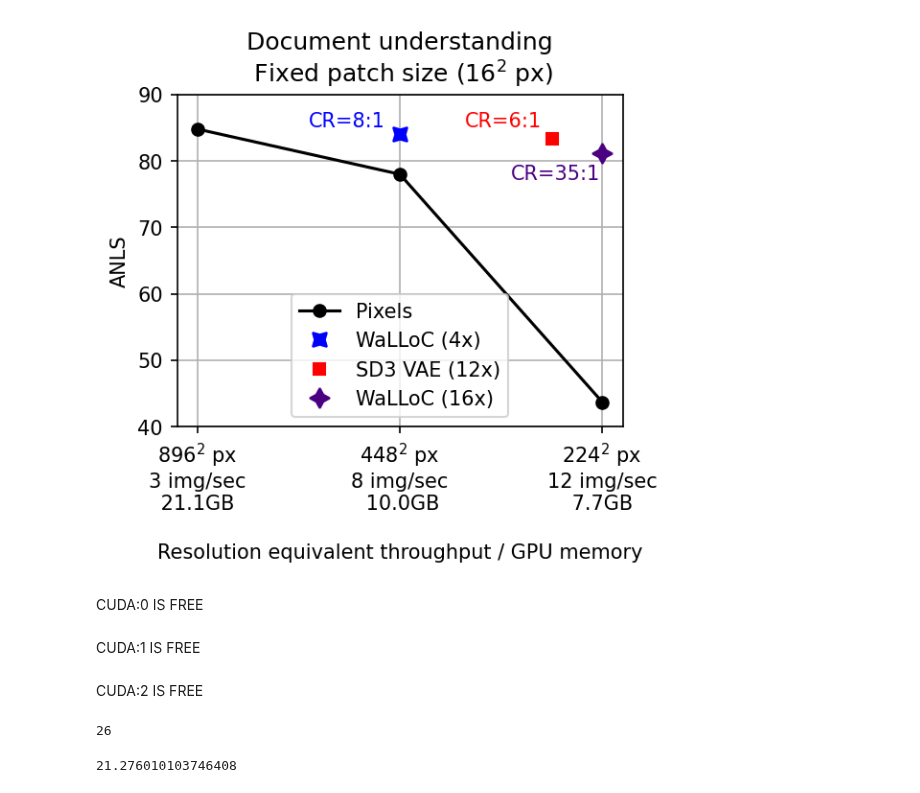
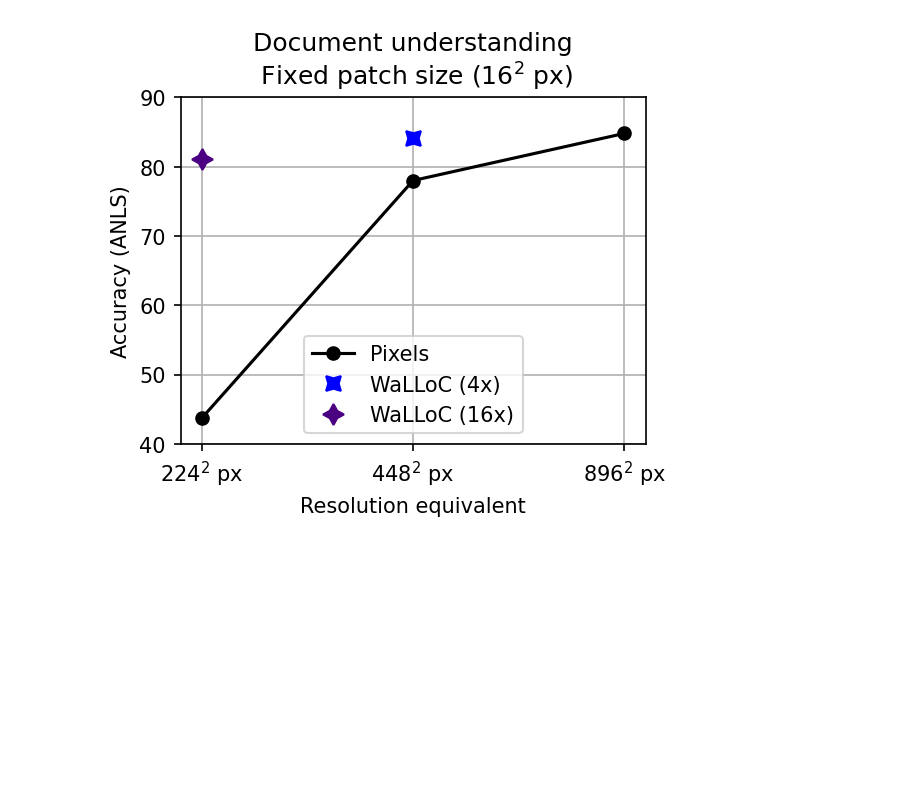
Before and after one commit to danjacobellis/LCCL, a Jupyter notebook: train/results_plot.ipynb, the cells around one changed output. Saved outputs shown, nothing was run; the diff lists cells and outputs as text; code cells hidden in the pictures; blank space fills up the shorter version.

```diff
--- a/train/results_plot.ipynb
+++ b/train/results_plot.ipynb
@@ -64,44 +66,32 @@ ax.legend(loc='lower center')
 # %%
 seq_length = [1, 2, 3]
 pixels_anls = [43.7, 78.0, 84.8]
 walloc_4x_anls = [np.nan, 84.1, np.nan]
 walloc_16x_anls = [81.1, np.nan, np.nan]
 
 fig = plt.figure(figsize=(4, 3), dpi=150)
 plt.plot(seq_length, pixels_anls, marker='o', label='Pixels', color='black')
 ax = plt.gca()
 ax.plot(seq_length, walloc_4x_anls, marker=(4, 1, 45), label='WaLLoC (4x)', color='blue', markersize=10, linestyle='none')
-ax.plot(1.25, 83.386, marker=(4, 0, 45), label='SD3 VAE (12x)', color='red', markersize=8, linestyle='none')
+# ax.plot(1.25, 83.386, marker=(4, 0, 45), label='SD3 VAE (12x)', color='red', markersize=8, linestyle='none')
 ax.plot(seq_length, walloc_16x_anls, marker=(4, 1, 0), label='WaLLoC (16x)', color='indigo', markersize=10, linestyle='none')
 ax.legend(loc='lower center')
 
-ax.text(2.45, 86, 'CR=8:1', color='blue', va='center')
-ax.text(1.45, 78, 'CR=35:1', color='indigo', va='center')
-ax.text(1.68, 86, 'CR=6:1', color='red', va='center')
+# ax.text(2.45, 86, 'CR=8:1', color='blue', va='center')
+# ax.text(1.45, 78, 'CR=35:1', color='indigo', va='center')
+# ax.text(1.68, 86, 'CR=6:1', color='red', va='center')
 
 ax.set_title('Document understanding\n Fixed patch size ($16^2$ px)')
-ax.set_xlabel('\nResolution equivalent throughput / GPU memory')
-ax.set_ylabel('ANLS')
+# ax.set_xlabel('\nResolution equivalent throughput / GPU memory')
+ax.set_xlabel('Resolution equivalent')
+ax.set_ylabel('Accuracy (ANLS)')
 ax.set_ylim([40,90])
 ax.grid(True)
 ax.set_xticks(seq_length)
-ax.set_xticklabels(['$224^2$ px \n12 img/sec\n 7.7GB ', '$448^2$ px \n8 img/sec\n 10.0GB', '$896^2$ px \n3 img/sec\n 21.1GB '])
-ax.invert_xaxis()
+# ax.set_xticklabels(['$224^2$ px \n12 img/sec\n 7.7GB ', '$448^2$ px \n8 img/sec\n 10.0GB', '$896^2$ px \n3 img/sec\n 21.1GB '])
+ax.set_xticklabels(['$224^2$ px', '$448^2$ px', '$896^2$ px'])
+ax.set_ylim([40,90])
 
 fig.savefig("doc.svg")
 # %% [output]
-[figure, old version]
+[figure, new version]
-# %% [markdown]
-CUDA:0 IS FREE
-# %% [markdown]
-CUDA:1 IS FREE
-# %% [markdown]
-CUDA:2 IS FREE
-# %%
-cf = "log_cuda:3.pth"
-checkpoint = torch.load(cf,map_location="cpu")
-print(checkpoint['i_epoch'])
--10*np.log10(checkpoint['valid_loss'][-1])
-# %% [output]
-26
-21.276010103746408
```
Also changed, not shown: parts of 2 cells of this notebook.
